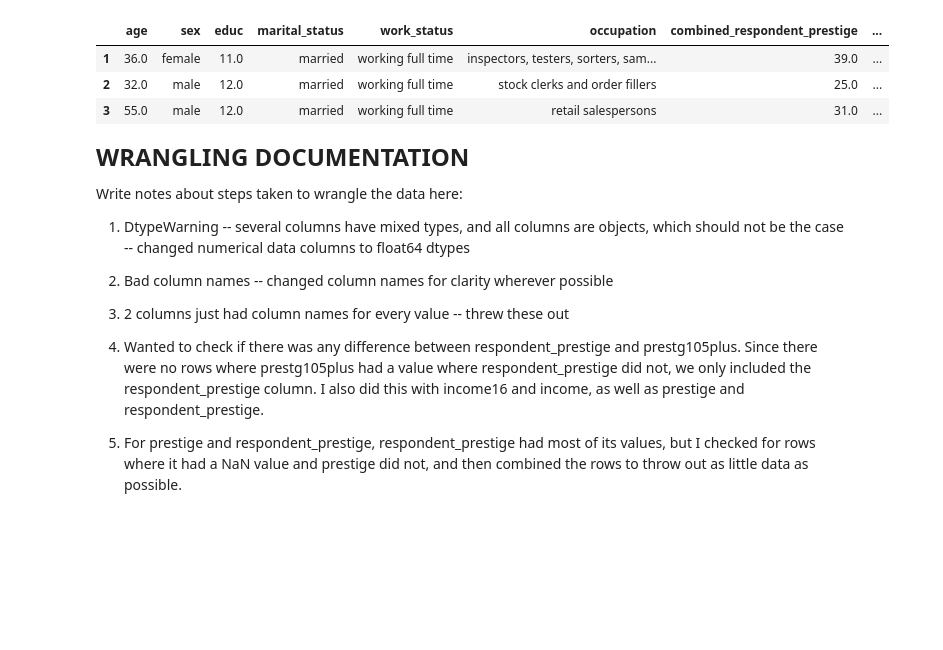
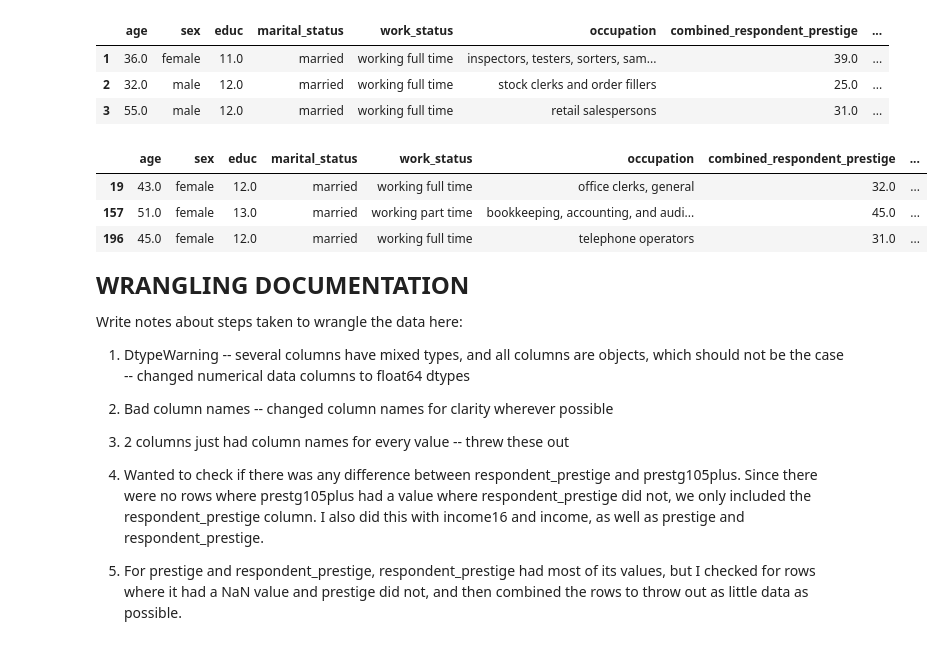
Before and after one commit to torrancefredell/gss_project, a Jupyter notebook: gss_project.ipynb, the cells around one changed output. Cells and saved outputs as stored; diff of their text form; code cells hidden in the pictures; blank space fills up the shorter version.

```diff
--- a/gss_project.ipynb
+++ b/gss_project.ipynb
@@ -632,6 +632,15 @@ final_df.head(3)
 | 1 | 36.0 | female | 11.0 | married | working full time | inspectors, testers, sorters, sam... | 39.0 | ... |
 | 2 | 32.0 | male | 12.0 | married | working full time | stock clerks and order fillers | 25.0 | ... |
 | 3 | 55.0 | male | 12.0 | married | working full time | retail salespersons | 31.0 | ... |
+# %%
+not_very_happy_rows = final_df[final_df['marriage_happiness'] == 'not too happy']
+not_very_happy_rows.head(3)
+# Just curious what this looks like
+# %% [output]
+|  | age | sex | educ | marital_status | work_status | occupation | combined_respondent_prestige | ... |
+| 19 | 43.0 | female | 12.0 | married | working full time | office clerks, general | 32.0 | ... |
+| 157 | 51.0 | female | 13.0 | married | working part time | bookkeeping, accounting, and audi... | 45.0 | ... |
+| 196 | 45.0 | female | 12.0 | married | working full time | telephone operators | 31.0 | ... |
 # %%
 # Lots of respondent and spouse hours worked are missing, so this may or may not
 # be used. Up to the visualization team
```
Also changed, not shown: parts of 2 cells of this notebook.
